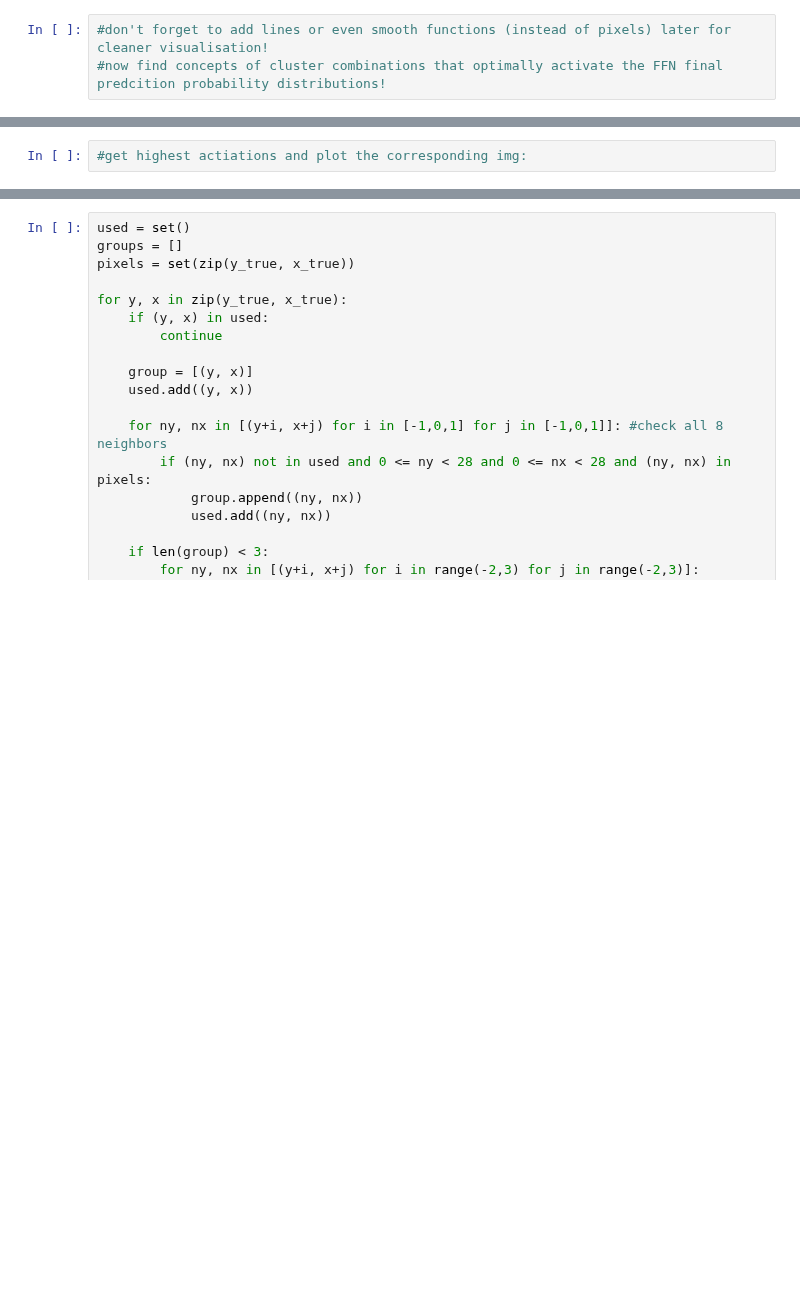
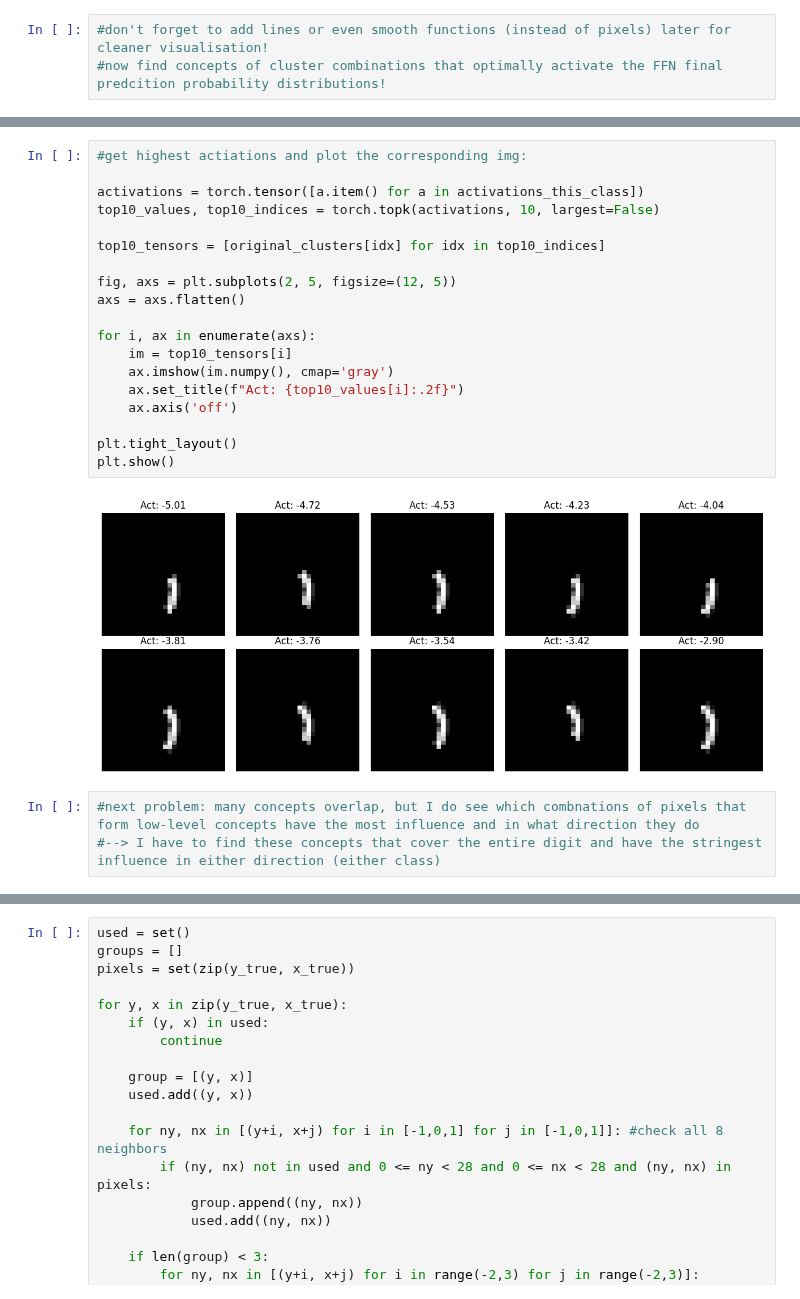
Before and after one commit to kns357/ANN_MA_Kaito, a Jupyter notebook: dce_cf_explainer.ipynb, the cells around one changed output, grey strips where cells are left out. Cells and saved outputs as stored; diff of their text form; blank space fills up the shorter version.

```diff
--- a/dce_cf_explainer.ipynb
+++ b/dce_cf_explainer.ipynb
@@ -359,2 +335,24 @@ tensor([-4.2453], device='cuda:0')
 # %%
 #get highest actiations and plot the corresponding img:
+
+activations = torch.tensor([a.item() for a in activations_this_class])
+top10_values, top10_indices = torch.topk(activations, 10, largest=False)
+
+top10_tensors = [original_clusters[idx] for idx in top10_indices]
+
+fig, axs = plt.subplots(2, 5, figsize=(12, 5))
+axs = axs.flatten()
+
+for i, ax in enumerate(axs):
+    im = top10_tensors[i]
+    ax.imshow(im.numpy(), cmap='gray')
+    ax.set_title(f"Act: {top10_values[i]:.2f}")
+    ax.axis('off')
+
+plt.tight_layout()
+plt.show()
+# %% [output]
+[figure, added]
+# %%
+#next problem: many concepts overlap, but I do see which combnations of pixels that form low-level concepts have the most influence and in what direction they do
+#--> I have to find these concepts that cover the entire digit and have the stringest influence in either direction (either class)
```
Also changed, not shown: parts of 8 cells of this notebook.
